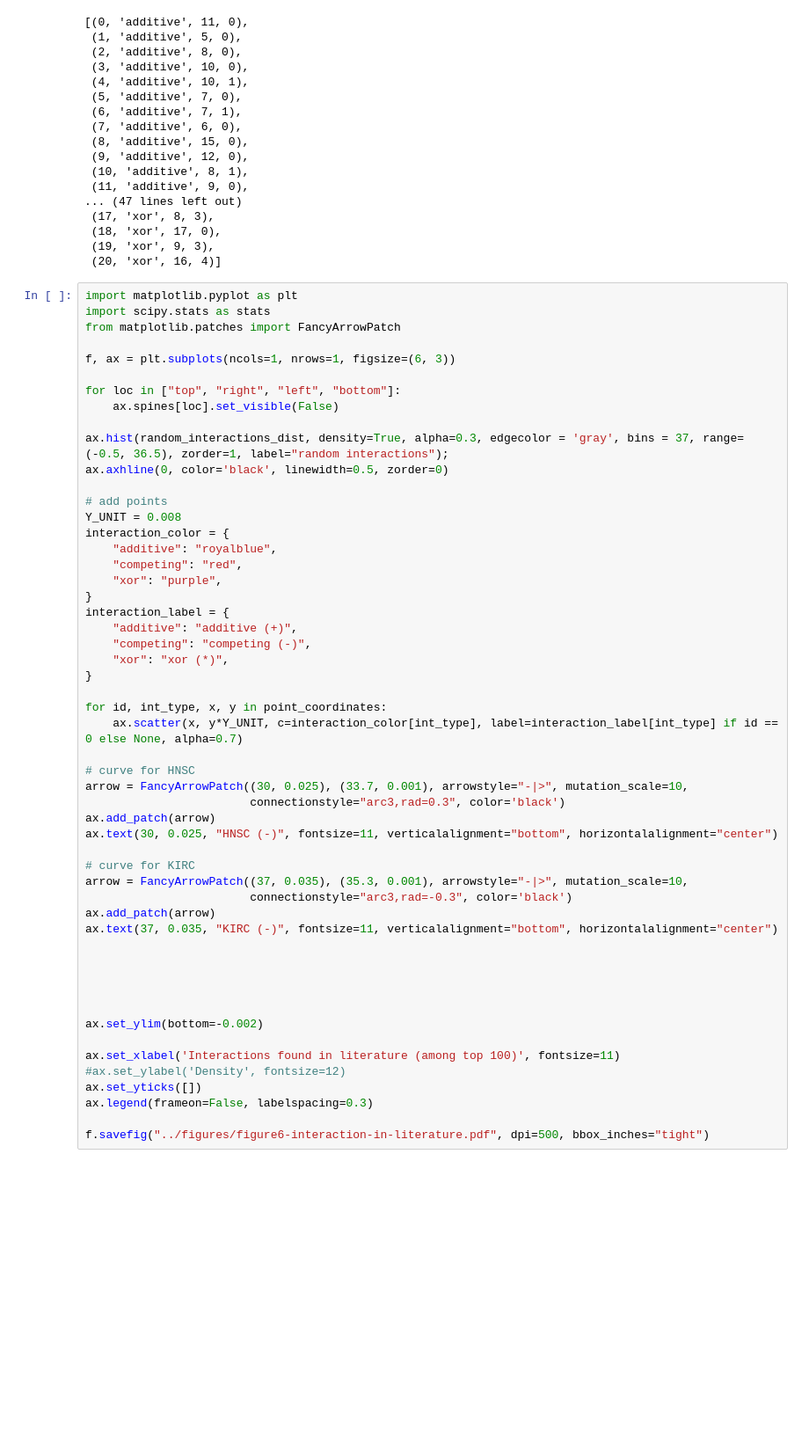
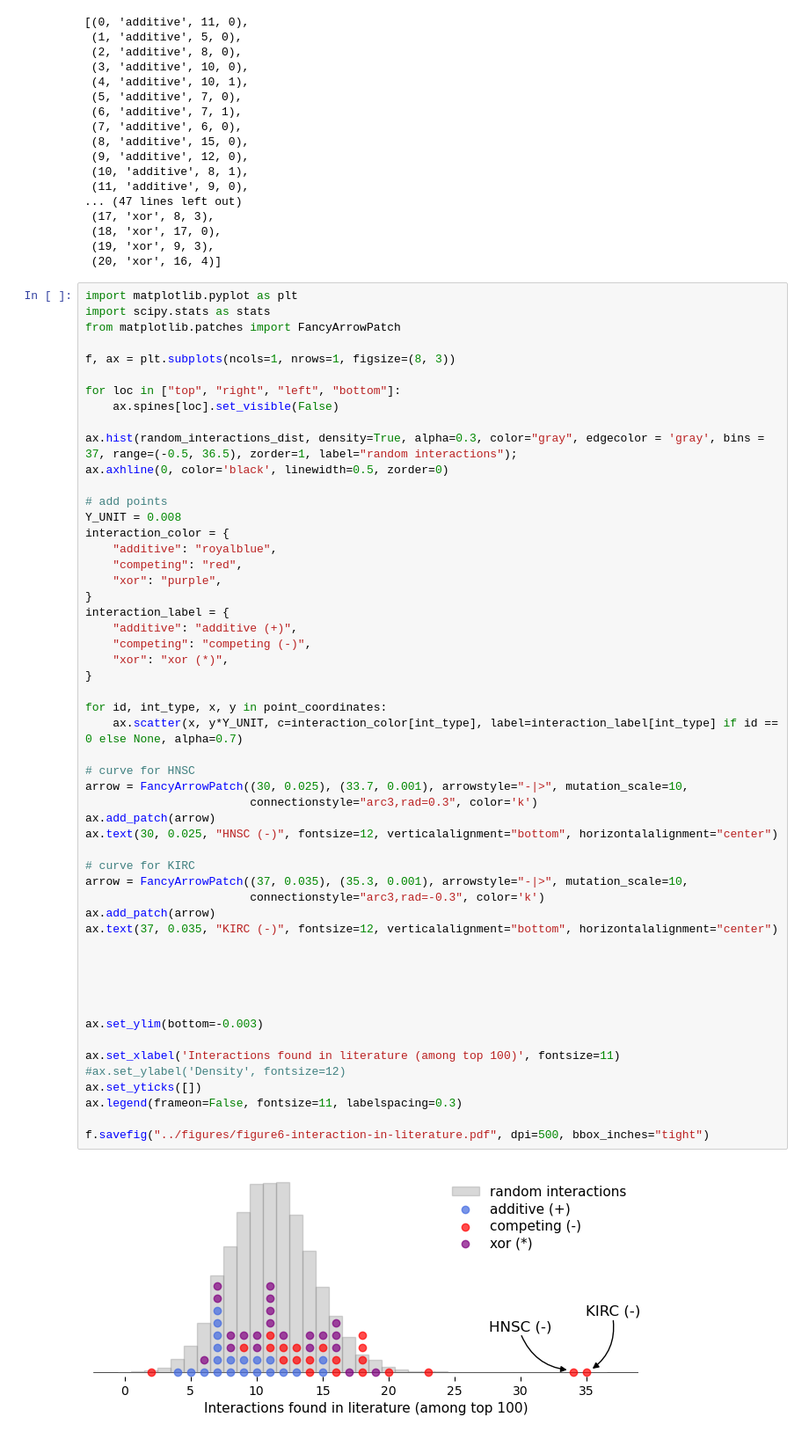
Before and after one commit to biolab/Discovery-Science-2023, a Jupyter notebook: notebooks/test-random-pairs.ipynb, the cells around one changed output. Shown at 88% size. Drawn from its saved outputs; the diff is of its cells as text; blank space fills up the shorter version.

```diff
--- a/notebooks/test-random-pairs.ipynb
+++ b/notebooks/test-random-pairs.ipynb
@@ -182,12 +182,12 @@ import matplotlib.pyplot as plt
 import scipy.stats as stats
 from matplotlib.patches import FancyArrowPatch
 
-f, ax = plt.subplots(ncols=1, nrows=1, figsize=(6, 3))
+f, ax = plt.subplots(ncols=1, nrows=1, figsize=(8, 3))
 
 for loc in ["top", "right", "left", "bottom"]:
     ax.spines[loc].set_visible(False)
 
-ax.hist(random_interactions_dist, density=True, alpha=0.3, edgecolor = 'gray', bins = 37, range=(-0.5, 36.5), zorder=1, label="random interactions");
+ax.hist(random_interactions_dist, density=True, alpha=0.3, color="gray", edgecolor = 'gray', bins = 37, range=(-0.5, 36.5), zorder=1, label="random interactions");
 ax.axhline(0, color='black', linewidth=0.5, zorder=0)
 
 # add points
@@ -197,36 +197,38 @@ interaction_color = {
     "competing": "red",
     "xor": "purple",
 }
 interaction_label = {
     "additive": "additive (+)",
     "competing": "competing (-)",
     "xor": "xor (*)",
 }
 
 for id, int_type, x, y in point_coordinates:
     ax.scatter(x, y*Y_UNIT, c=interaction_color[int_type], label=interaction_label[int_type] if id == 0 else None, alpha=0.7)
 
 # curve for HNSC
 arrow = FancyArrowPatch((30, 0.025), (33.7, 0.001), arrowstyle="-|>", mutation_scale=10,
-                        connectionstyle="arc3,rad=0.3", color='black')
+                        connectionstyle="arc3,rad=0.3", color='k')
 ax.add_patch(arrow)
-ax.text(30, 0.025, "HNSC (-)", fontsize=11, verticalalignment="bottom", horizontalalignment="center")
+ax.text(30, 0.025, "HNSC (-)", fontsize=12, verticalalignment="bottom", horizontalalignment="center")
 
 # curve for KIRC
 arrow = FancyArrowPatch((37, 0.035), (35.3, 0.001), arrowstyle="-|>", mutation_scale=10,
-                        connectionstyle="arc3,rad=-0.3", color='black')
+                        connectionstyle="arc3,rad=-0.3", color='k')
 ax.add_patch(arrow)
-ax.text(37, 0.035, "KIRC (-)", fontsize=11, verticalalignment="bottom", horizontalalignment="center")
+ax.text(37, 0.035, "KIRC (-)", fontsize=12, verticalalignment="bottom", horizontalalignment="center")
 
 
 
 
 
-ax.set_ylim(bottom=-0.002)
+ax.set_ylim(bottom=-0.003)
 
 ax.set_xlabel('Interactions found in literature (among top 100)', fontsize=11)
 #ax.set_ylabel('Density', fontsize=12)
 ax.set_yticks([])
-ax.legend(frameon=False, labelspacing=0.3)
+ax.legend(frameon=False, fontsize=11, labelspacing=0.3)
 
 f.savefig("../figures/figure6-interaction-in-literature.pdf", dpi=500, bbox_inches="tight")
+# %% [output]
+[figure, added]
```
Also changed, not shown: 2 other files.
